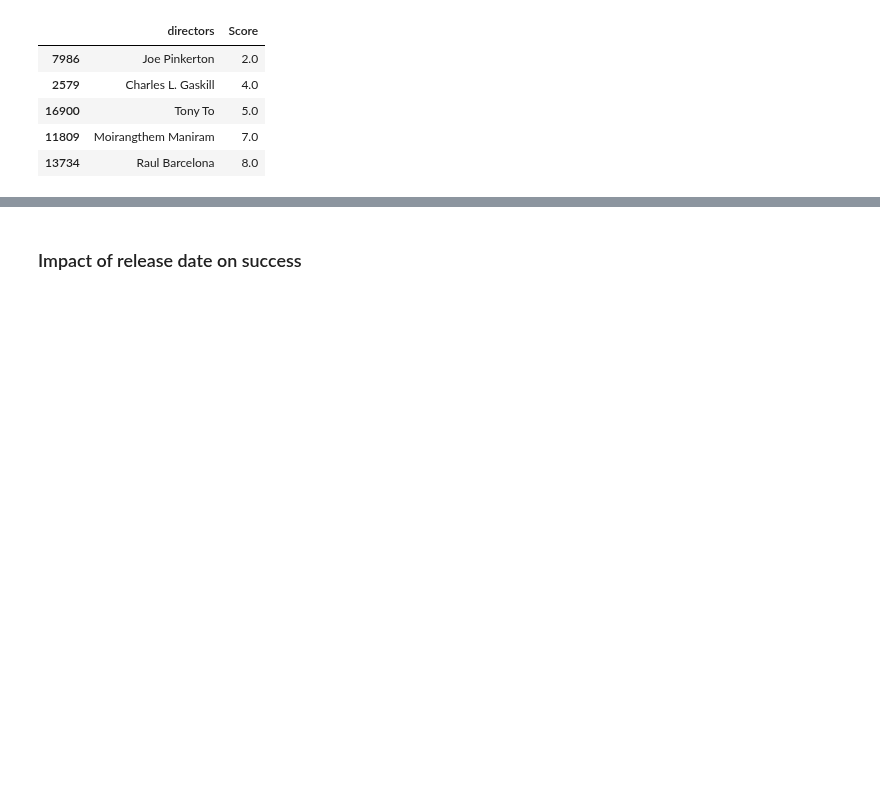
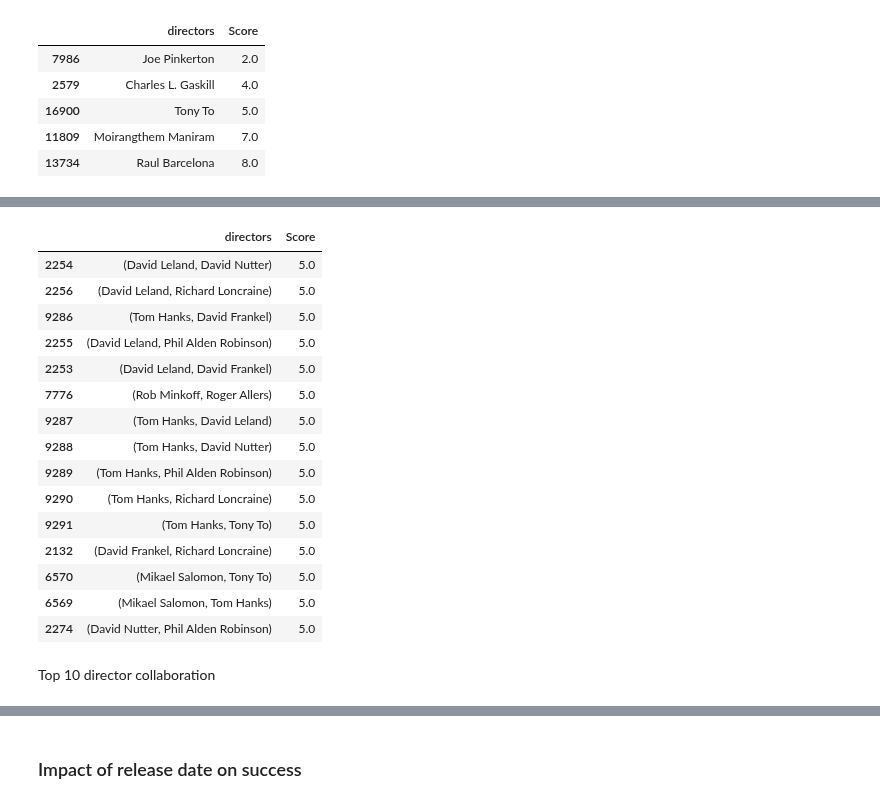
Before and after one commit to epfl-ada/ada-2022-project-theadaholics, a Jupyter notebook: main.ipynb, the cells around one changed output, grey strips where cells are left out. Cells and saved outputs as stored; diff of their text form; code cells hidden in the pictures; blank space fills up the shorter version.

```diff
--- a/main.ipynb
+++ b/main.ipynb
@@ -1108,10 +1117,10 @@ def score_movie_element(df, column_name):
     df = df.groupby(column_name)['Score'].mean().to_frame().reset_index()
     return df
 # %%
-def score_movie_element_groups(df, colum_name):
-    df = df.dropna(subset=[colum_name], axis=0)
-    df[colum_name] = df[colum_name].apply(lambda x: list(itertools.combinations(set(x), 2)))
-    df = df[df[colum_name].map(lambda d: len(d)) > 0]
-    df = df.explode(colum_name)
-    df = df.groupby(colum_name)['Score'].mean().to_frame().reset_index()
+def score_movie_element_groups(df, column_name):
+    df = df.copy().dropna(subset=[column_name], axis=0)
+    df[column_name] = df[column_name].apply(lambda x: list(itertools.combinations(set(x), 2)))
+    df = df[df[column_name].map(lambda d: len(d)) > 0]
+    df = df.explode(column_name)
+    df = df.groupby(column_name)['Score'].mean().to_frame().reset_index()
     return df
@@ -1156,0 +1214,22 @@ directors_score.sort_values(by='Score').head()
+# %%
+director_pairs_score.sort_values(by='Score',inplace=True)
+director_pairs_score.sample(10)
+# %% [output]
+|  | directors | Score |
+| 2254 | (David Leland, David Nutter) | 5.0 |
+| 2256 | (David Leland, Richard Loncraine) | 5.0 |
+| 9286 | (Tom Hanks, David Frankel) | 5.0 |
+| 2255 | (David Leland, Phil Alden Robinson) | 5.0 |
+| 2253 | (David Leland, David Frankel) | 5.0 |
+| 7776 | (Rob Minkoff, Roger Allers) | 5.0 |
+| 9287 | (Tom Hanks, David Leland) | 5.0 |
+| 9288 | (Tom Hanks, David Nutter) | 5.0 |
+| 9289 | (Tom Hanks, Phil Alden Robinson) | 5.0 |
+| 9290 | (Tom Hanks, Richard Loncraine) | 5.0 |
+| 9291 | (Tom Hanks, Tony To) | 5.0 |
+| 2132 | (David Frankel, Richard Loncraine) | 5.0 |
+| 6570 | (Mikael Salomon, Tony To) | 5.0 |
+| 6569 | (Mikael Salomon, Tom Hanks) | 5.0 |
+| 2274 | (David Nutter, Phil Alden Robinson) | 5.0 |
+# %% [markdown]
+Top 10 director collaboration
```
Also changed, not shown: parts of 78 cells of this notebook.
